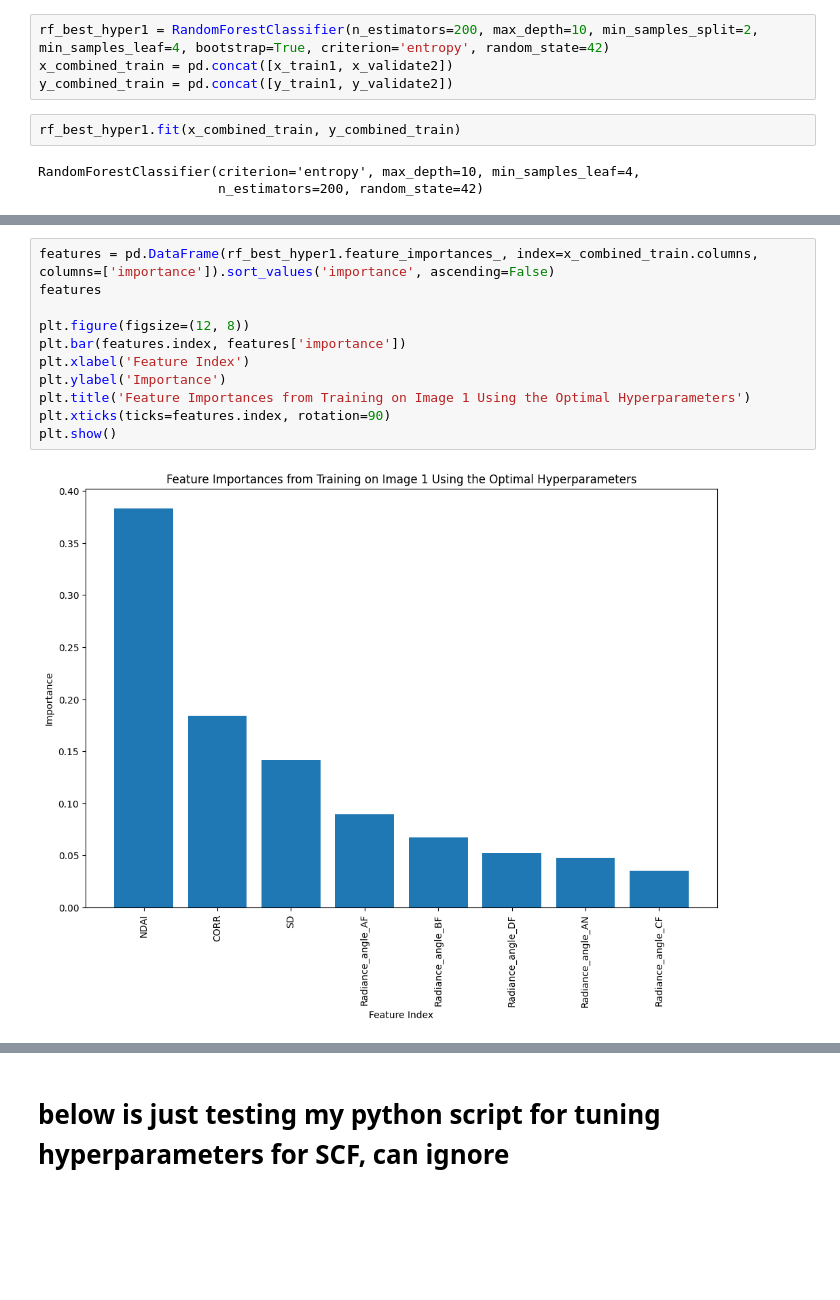
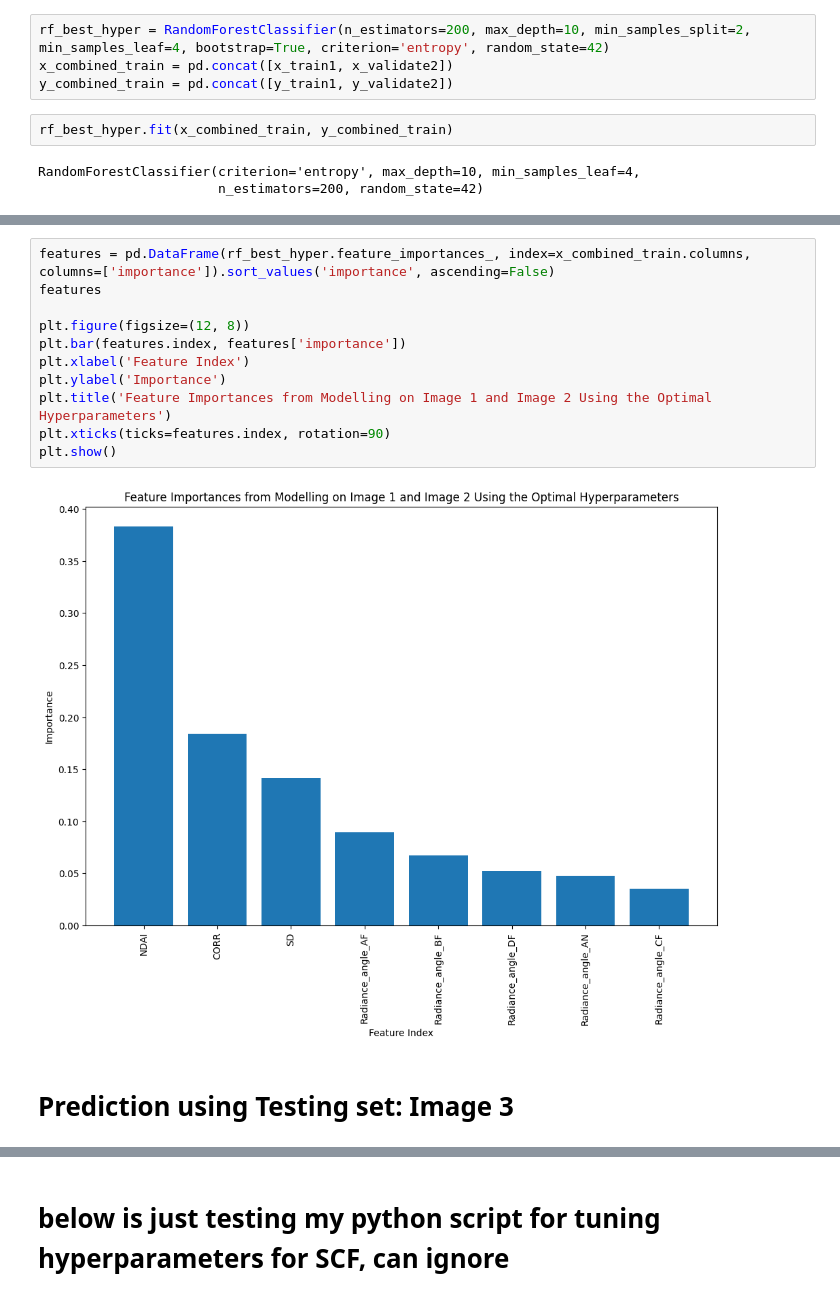
Before and after one commit to CptMgm/stat-215-group, a Jupyter notebook: lab4/code/models/randomforest/randomforest_anqi.ipynb, the cells around one changed output, grey strips where cells are left out. Saved outputs shown, nothing was run; the diff lists cells and outputs as text; blank space fills up the shorter version.

```diff
--- a/lab4/code/models/randomforest/randomforest_anqi.ipynb
+++ b/lab4/code/models/randomforest/randomforest_anqi.ipynb
@@ -91,9 +89,9 @@ hyper_p_results = pd.read_csv("../../../results/grid_search_results_full_model.c
 # %%
-rf_best_hyper1 = RandomForestClassifier(n_estimators=200, max_depth=10, min_samples_split=2, min_samples_leaf=4, bootstrap=True, criterion='entropy', random_state=42)
+rf_best_hyper = RandomForestClassifier(n_estimators=200, max_depth=10, min_samples_split=2, min_samples_leaf=4, bootstrap=True, criterion='entropy', random_state=42)
 x_combined_train = pd.concat([x_train1, x_validate2])
 y_combined_train = pd.concat([y_train1, y_validate2])
 # %%
-rf_best_hyper1.fit(x_combined_train, y_combined_train)
+rf_best_hyper.fit(x_combined_train, y_combined_train)
 # %% [output]
 RandomForestClassifier(criterion='entropy', max_depth=10, min_samples_leaf=4,
                        n_estimators=200, random_state=42)
@@ -100,15 +109,17 @@ RandomForestClassifier(criterion='entropy', max_depth=10, min_samples_leaf=4,
 # %%
-features = pd.DataFrame(rf_best_hyper1.feature_importances_, index=x_combined_train.columns, columns=['importance']).sort_values('importance', ascending=False)
+features = pd.DataFrame(rf_best_hyper.feature_importances_, index=x_combined_train.columns, columns=['importance']).sort_values('importance', ascending=False)
 features
 
 plt.figure(figsize=(12, 8))
 plt.bar(features.index, features['importance'])
 plt.xlabel('Feature Index')
 plt.ylabel('Importance')
-plt.title('Feature Importances from Training on Image 1 Using the Optimal Hyperparameters')
+plt.title('Feature Importances from Modelling on Image 1 and Image 2 Using the Optimal Hyperparameters')
 plt.xticks(ticks=features.index, rotation=90)
 plt.show()
 # %% [output]
-[figure, old version]
+[figure, new version]
+# %% [markdown]
+# Prediction using Testing set: Image 3
 # %%
 from sklearn.metrics import classification_report
```
Also changed, not shown: parts of 13 cells of this notebook.
